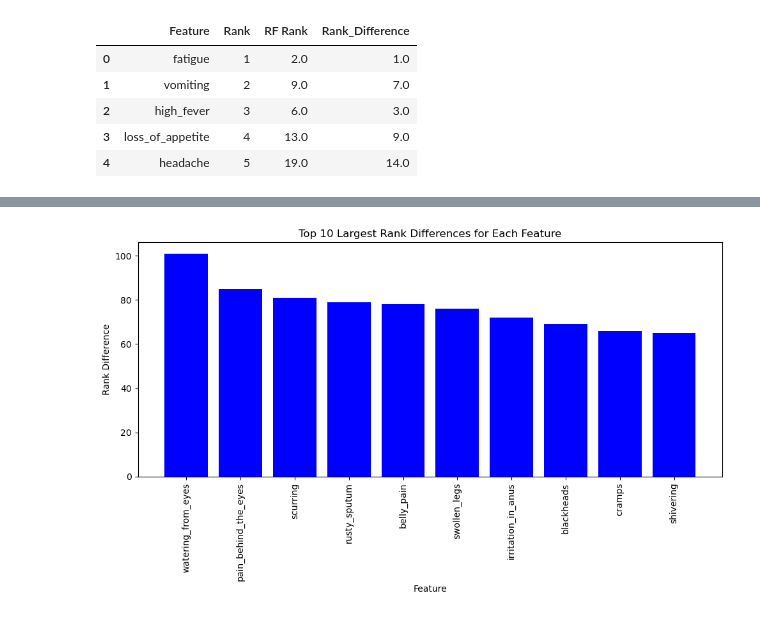
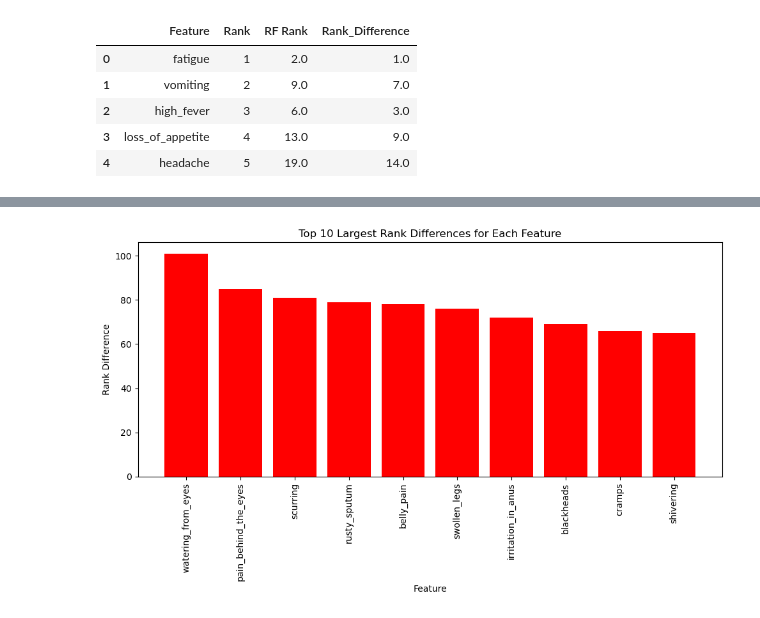
Before and after one commit to brendan1928/Project-4-Team-8, a Jupyter notebook: Intial_Analysis_Project_4 copy.ipynb, the cells around one changed output, grey strips where cells are left out. Saved outputs shown, nothing was run; the diff lists cells and outputs as text; code cells hidden in the pictures.

```diff
--- a/Intial_Analysis_Project_4 copy.ipynb
+++ b/Intial_Analysis_Project_4 copy.ipynb
@@ -800,17 +841,18 @@ plt.show()
 # %%
+# Top differences in ranking as an absolute value
 merged_df['Rank_Difference'] = (merged_df['Rank'] - merged_df['RF Rank']).abs()
 
 top_10_df = merged_df.nlargest(10, 'Rank_Difference')
 
 plt.figure(figsize=(10, 6))
-plt.bar(top_10_df['Feature'], top_10_df['Rank_Difference'], color='blue')
+plt.bar(top_10_df['Feature'], top_10_df['Rank_Difference'], color='red')
 
 plt.xlabel('Feature')
 plt.ylabel('Rank Difference')
 plt.title('Top 10 Largest Rank Differences for Each Feature')
 plt.xticks(rotation=90)
 
 plt.tight_layout()
 plt.show()
 # %% [output]
-[figure, old version]
+[figure, new version]
```
Also changed, not shown: parts of 33 cells of this notebook, 1 other file.
